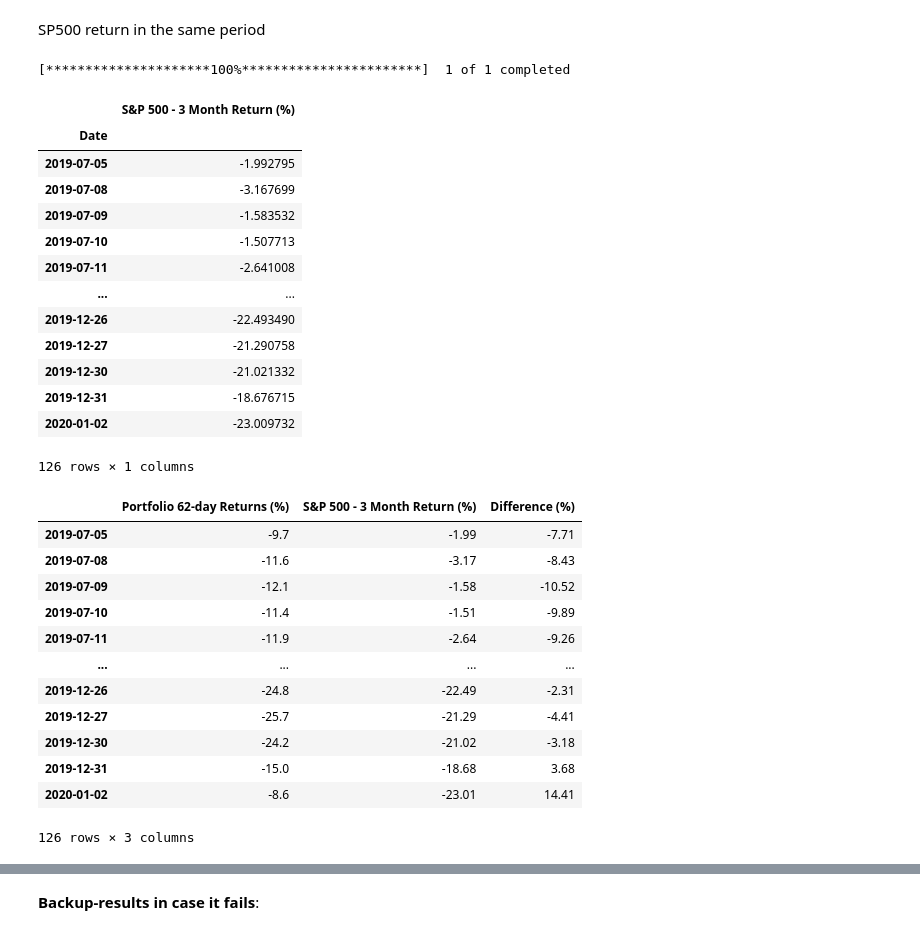
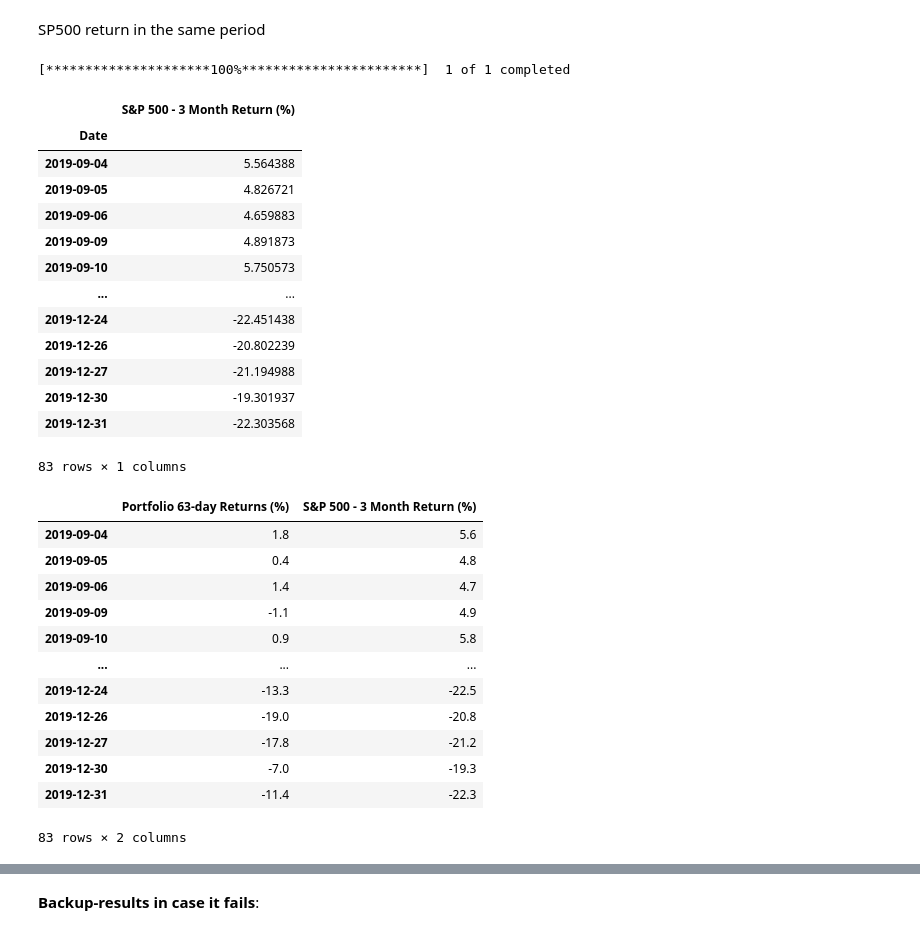
Before and after one commit to nico965j/financial-forecasting-bachelor, a Jupyter notebook: very_experiment.ipynb, the cells around one changed output, grey strips where cells are left out. Cells and saved outputs as stored; diff of their text form; code cells hidden in the pictures.

```diff
--- a/very_experiment.ipynb
+++ b/very_experiment.ipynb
@@ -172,13 +168,11 @@ pickle.dump(model, open('svm_modelwithoutPE.sav', 'wb'))
 y_pred_proba = model.predict_proba(X_test)
 # %%
 # only keep the relevant dates for the test set
-ticker_name_df = pd.read_csv('SP500_stock_dataset_PE.csv', delimiter=',')
+ticker_name_df = pd.read_csv('SP500_stock_prices.csv', delimiter=',')
 # Make date column the index
 ticker_name_df = ticker_name_df.set_index('Date')
 # only display year, month and day in index
 ticker_name_df.index = pd.to_datetime(ticker_name_df.index).date
-for wrong_ticker in ticker_name_df[ticker_name_df['PE-Ratio'] == np.inf]['Ticker'].unique():
-    ticker_name_df = ticker_name_df[ticker_name_df['Ticker'] != wrong_ticker]
 # only keep the Ticker
 ticker_name_df = ticker_name_df[['Ticker']]
 # drop duplicates
@@ -383,15 +357,12 @@ def calculate_return(ticker, df, start_date):
     # Convert string dates to datetime
     start_date = pd.to_datetime(start_date)
     # Calculate the end date as start date + 62 trading days
-    end_date = start_date + pd.tseries.offsets.BDay(62)
+    end_date = start_date + pd.tseries.offsets.BDay(63)
+    # remove nan values from df
+    df = df.dropna(axis=1)
 
-    # If ticker symbols are in the DataFrame as a column
-    if 'Ticker' in df.columns:
-        df_ticker = df[df['Ticker'] == ticker]
-    # If ticker symbols are in the DataFrame as an index
-    else:
-        df_ticker = df.loc[ticker]
-
+    # Filter the dataframe for the given ticker
+    df_ticker = df[df['Ticker'] == ticker]
     # Filter data between start and end dates
     mask = (df_ticker.index >= start_date) & (df_ticker.index <= end_date)
     df_ticker = df_ticker.loc[mask]
@@ -577,6 +549,6 @@ QCOM      0.000
 # Make a dataframe with the returns and dates
 returns_df = pd.DataFrame(returns_list, index=test.index.unique())
 # make the column name returns
-returns_df.columns = ['Portfolio 62-day Returns (%)']
+returns_df.columns = ['Portfolio 63-day Returns (%)']
 returns_df
 # %% [output]
@@ -601,7 +587,7 @@ from pandas_datareader import data as pdr
 # This line is needed to fix a problem with pandas_datareader
 yf.pdr_override()
 
-start_date = '2019-07-05'
+start_date = '2019-09-04'
 end_date = '2020-04-02'
 #
 # Get data from Yahoo Finance
@@ -613,7 +599,7 @@ sp500_returns = pd.DataFrame(sp500)
 # Make 'S&P 500 Index Price' the column header
 sp500_returns = sp500_returns.rename(columns={'Open': 'S&P 500 Index Price'})
 # Calculate the 3 month return for each day
-sp500_returns['S&P 500 - 3 Month Return (%)'] = sp500_returns['S&P 500 Index Price'].pct_change(periods=62).shift(-62)
+sp500_returns['S&P 500 - 3 Month Return (%)'] = sp500_returns['S&P 500 Index Price'].pct_change(periods=63).shift(-63)
 # calculating all 3-month return values by 100 to obtain percent
 sp500_returns['S&P 500 - 3 Month Return (%)'] = sp500_returns['S&P 500 - 3 Month Return (%)'] * 100
 sp500_returns.round(2)
@@ -626,15 +612,15 @@ sp500_returns
 [*********************100%***********************]  1 of 1 completed
 |  | S&P 500 - 3 Month Return (%) |
 | Date |  |
-| 2019-07-05 | -1.992795 |
-| 2019-07-08 | -3.167699 |
-| 2019-07-09 | -1.583532 |
-| 2019-07-10 | -1.507713 |
-| 2019-07-11 | -2.641008 |
+| 2019-09-04 | 5.564388 |
+| 2019-09-05 | 4.826721 |
+| 2019-09-06 | 4.659883 |
+| 2019-09-09 | 4.891873 |
+| 2019-09-10 | 5.750573 |
 | ... | ... |
-| 2019-12-26 | -22.493490 |
-| 2019-12-27 | -21.290758 |
-| 2019-12-30 | -21.021332 |
-| 2019-12-31 | -18.676715 |
-| 2020-01-02 | -23.009732 |
+| 2019-12-24 | -22.451438 |
+| 2019-12-26 | -20.802239 |
+| 2019-12-27 | -21.194988 |
+| 2019-12-30 | -19.301937 |
+| 2019-12-31 | -22.303568 |
-126 rows × 1 columns
+83 rows × 1 columns
@@ -641,20 +633,22 @@ sp500_returns
 # %%
 # Combine the returns of the portfolio and the S&P 500
 combined_returns = pd.concat([returns_df, sp500_returns], axis='columns', join='inner')
+
+#combined_returns['Random Monkey Portfolio 62-day Returns (%)'] = random_monkey_returns['Random Monkey - 3 Month Return (%)']
 # make a column that shows the difference between the portfolio returns and the S&P 500 returns
-combined_returns['Difference (%)'] = combined_returns['Portfolio 62-day Returns (%)'] - combined_returns['S&P 500 - 3 Month Return (%)']
-combined_returns.round(2)
+#combined_returns['Difference (%)'] = combined_returns['Portfolio 62-day Returns (%)'] - combined_returns['S&P 500 - 3 Month Return (%)']
+combined_returns.round(1)
 # %% [output]
-|  | Portfolio 62-day Returns (%) | S&P 500 - 3 Month Return (%) | Difference (%) |
-| 2019-07-05 | -9.7 | -1.99 | -7.71 |
-| 2019-07-08 | -11.6 | -3.17 | -8.43 |
-| 2019-07-09 | -12.1 | -1.58 | -10.52 |
-| 2019-07-10 | -11.4 | -1.51 | -9.89 |
-| 2019-07-11 | -11.9 | -2.64 | -9.26 |
-| ... | ... | ... | ... |
-| 2019-12-26 | -24.8 | -22.49 | -2.31 |
-| 2019-12-27 | -25.7 | -21.29 | -4.41 |
-| 2019-12-30 | -24.2 | -21.02 | -3.18 |
-| 2019-12-31 | -15.0 | -18.68 | 3.68 |
-| 2020-01-02 | -8.6 | -23.01 | 14.41 |
+|  | Portfolio 63-day Returns (%) | S&P 500 - 3 Month Return (%) |
+| 2019-09-04 | 1.8 | 5.6 |
+| 2019-09-05 | 0.4 | 4.8 |
+| 2019-09-06 | 1.4 | 4.7 |
+| 2019-09-09 | -1.1 | 4.9 |
+| 2019-09-10 | 0.9 | 5.8 |
+| ... | ... | ... |
+| 2019-12-24 | -13.3 | -22.5 |
+| 2019-12-26 | -19.0 | -20.8 |
+| 2019-12-27 | -17.8 | -21.2 |
+| 2019-12-30 | -7.0 | -19.3 |
+| 2019-12-31 | -11.4 | -22.3 |
-126 rows × 3 columns
+83 rows × 2 columns
```
Also changed, not shown: parts of 24 cells of this notebook, 2 other files.
